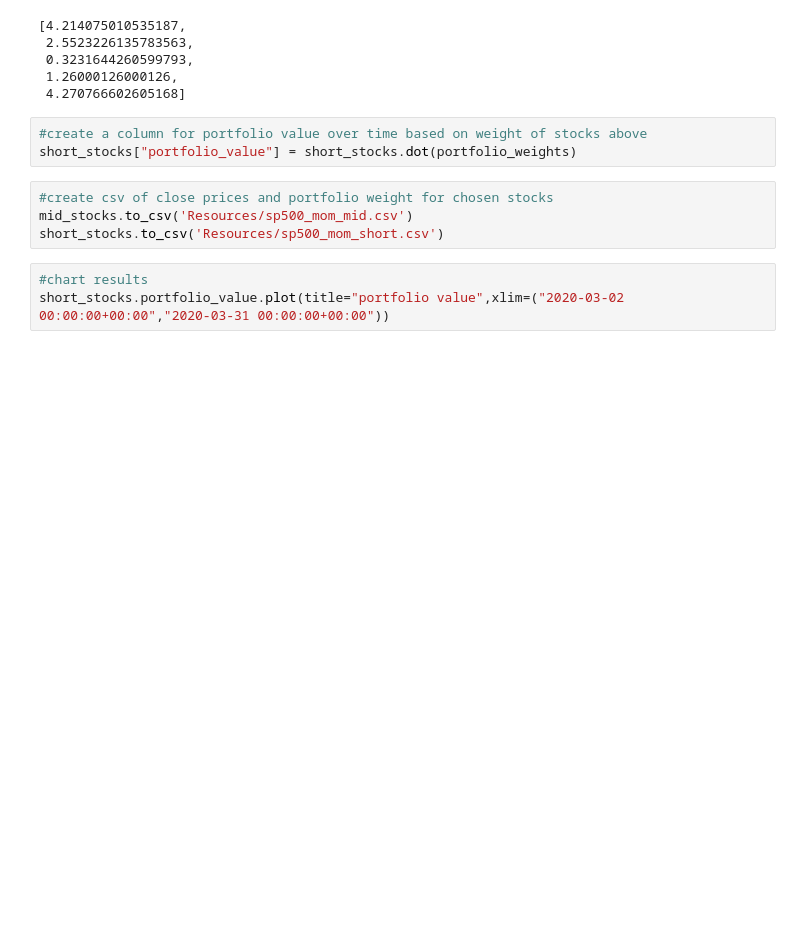
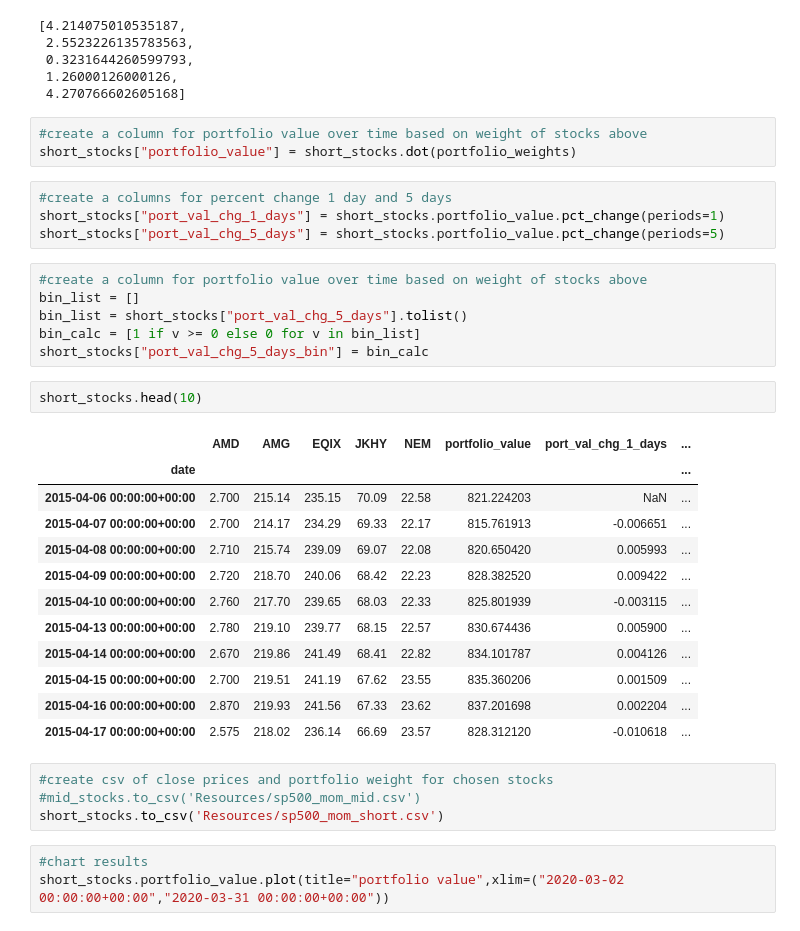
Before and after one commit to sselvakularanjan/FinTech-Project-2, a Jupyter notebook: jjp-MSR-MoM-01.ipynb, the cells around one changed output. Saved outputs shown, nothing was run; the diff lists cells and outputs as text; blank space fills up the shorter version.

```diff
--- a/jjp-MSR-MoM-01.ipynb
+++ b/jjp-MSR-MoM-01.ipynb
@@ -319,9 +319,34 @@ portfolio_weights
 # %%
 #create a column for portfolio value over time based on weight of stocks above
 short_stocks["portfolio_value"] = short_stocks.dot(portfolio_weights)
+# %%
+#create a columns for percent change 1 day and 5 days
+short_stocks["port_val_chg_1_days"] = short_stocks.portfolio_value.pct_change(periods=1)
+short_stocks["port_val_chg_5_days"] = short_stocks.portfolio_value.pct_change(periods=5)
+# %%
+#create a column for portfolio value over time based on weight of stocks above
+bin_list = []
+bin_list = short_stocks["port_val_chg_5_days"].tolist()
+bin_calc = [1 if v >= 0 else 0 for v in bin_list]
+short_stocks["port_val_chg_5_days_bin"] = bin_calc
+# %%
+short_stocks.head(10)
+# %% [output]
+|  | AMD | AMG | EQIX | JKHY | NEM | portfolio_value | port_val_chg_1_days | ... |
+| date |  |  |  |  |  |  |  | ... |
+| 2015-04-06 00:00:00+00:00 | 2.700 | 215.14 | 235.15 | 70.09 | 22.58 | 821.224203 | NaN | ... |
+| 2015-04-07 00:00:00+00:00 | 2.700 | 214.17 | 234.29 | 69.33 | 22.17 | 815.761913 | -0.006651 | ... |
+| 2015-04-08 00:00:00+00:00 | 2.710 | 215.74 | 239.09 | 69.07 | 22.08 | 820.650420 | 0.005993 | ... |
+| 2015-04-09 00:00:00+00:00 | 2.720 | 218.70 | 240.06 | 68.42 | 22.23 | 828.382520 | 0.009422 | ... |
+| 2015-04-10 00:00:00+00:00 | 2.760 | 217.70 | 239.65 | 68.03 | 22.33 | 825.801939 | -0.003115 | ... |
+| 2015-04-13 00:00:00+00:00 | 2.780 | 219.10 | 239.77 | 68.15 | 22.57 | 830.674436 | 0.005900 | ... |
+| 2015-04-14 00:00:00+00:00 | 2.670 | 219.86 | 241.49 | 68.41 | 22.82 | 834.101787 | 0.004126 | ... |
+| 2015-04-15 00:00:00+00:00 | 2.700 | 219.51 | 241.19 | 67.62 | 23.55 | 835.360206 | 0.001509 | ... |
+| 2015-04-16 00:00:00+00:00 | 2.870 | 219.93 | 241.56 | 67.33 | 23.62 | 837.201698 | 0.002204 | ... |
+| 2015-04-17 00:00:00+00:00 | 2.575 | 218.02 | 236.14 | 66.69 | 23.57 | 828.312120 | -0.010618 | ... |
 # %%
 #create csv of close prices and portfolio weight for chosen stocks
-mid_stocks.to_csv('Resources/sp500_mom_mid.csv')
+#mid_stocks.to_csv('Resources/sp500_mom_mid.csv')
 short_stocks.to_csv('Resources/sp500_mom_short.csv')
 # %%
 #chart results
```
Also changed, not shown: parts of 6 cells of this notebook.
